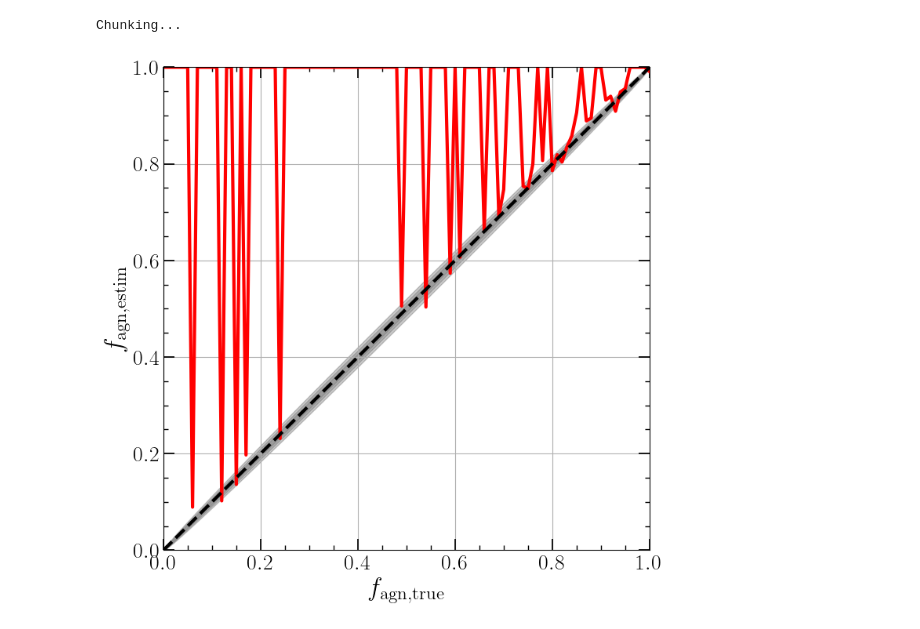
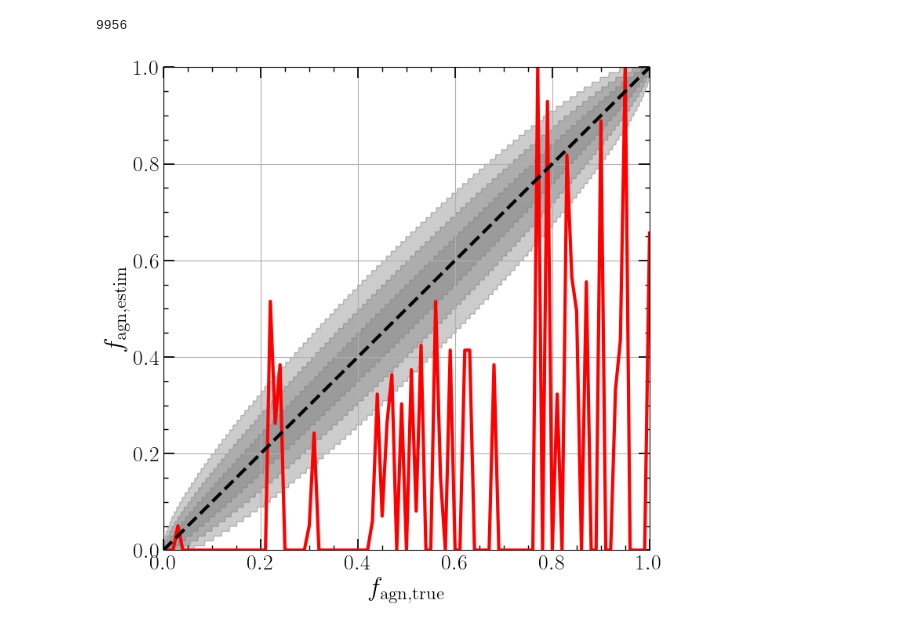
Before and after one commit to LucasPouw/darksirenpop, a Jupyter notebook: checkresults.ipynb, the cells around one changed output. Saved outputs shown, nothing was run; the diff lists cells and outputs as text; code cells hidden in the pictures.

```diff
--- a/checkresults.ipynb
+++ b/checkresults.ipynb
@@ -17,9 +18,9 @@ for key, filename in posterior_samples_dictionary.items():
     with h5py.File(filename, 'r') as f:
         origin_dict[key] = f['mock']['truths']['from_agn'][()].astype(bool)
 # %%
-cw_pagn = np.load('cweighted_pagn_sky_v8.npy')
-palt = np.load('palt_sky_v8.npy')
-cw_palt = np.load('cweighted_palt_sky_v8.npy')
+cw_pagn = np.load('cweighted_pagn_sky_v10.npy')
+palt = np.load('palt_sky_v10.npy')
+cw_palt = np.load('cweighted_palt_sky_v10.npy')
 origins = np.array([val for val in origin_dict.values()])
 # %%
 def get_colors(origin_dict):
@@ -78,7 +77,18 @@ from scipy.stats import binom
+# %%
+# Removing non-informative GWs
+selec = cw_pagn != 0
+print(np.sum(selec))
+# %% [output]
+9956
+# %%
+origins = origins[selec]
+cw_pagn = cw_pagn[selec]
+cw_palt = cw_palt[selec]
+palt = palt[selec]
 # %%
-use_N_gws = 5000
-N_true_fagns = min(use_N_gws+1, 101)  # Cannot create more f_agn values than use_N_gws+1 and don't want to generate more than 101
-calc_logllh_at_N_points = 1000  # Only change if you want higher resolution, but why would you?
+use_N_gws = 100
+N_true_fagns = min(use_N_gws+1, 101)   # Cannot create more f_agn values than use_N_gws+1 and don't want to generate more than 101
+calc_logllh_at_N_points = 100          # Only change if you want higher resolution, but why would you?
 log_llh_x_ax = np.linspace(0.0001, 1., calc_logllh_at_N_points)
 
 estimated_fagns = np.zeros((N_true_fagns, calc_logllh_at_N_points))
@@ -88,10 +98,8 @@ uppers = np.zeros((N_true_fagns, calc_logllh_at_N_points))
 ## These two lines are for making the underlying truth equal to the actual realization of that truth
 # use_N_agn_events = np.arange(0, use_N_gws + 1, int(use_N_gws / (N_true_fagns-1)), dtype=np.int32)
 # true_fagns = use_N_agn_events / use_N_gws
-
 true_fagns = np.linspace(0, 1, N_true_fagns)  # Underlying truth
 use_N_agn_events = np.random.binomial(n=use_N_gws, p=true_fagns)  # Make random realization of a universe with a true fagn
-
 use_N_alt_events = use_N_gws - use_N_agn_events
 
 agn_events = origins
@@ -101,84 +109,90 @@ agn_idx = np.random.choice(np.where(agn_events)[0], size=(N_true_fagns, use_N_gw
 alt_idx = np.random.choice(np.where(alt_events)[0], size=(N_true_fagns, use_N_gws), replace=True)
 idx = np.where(np.arange(use_N_gws) < use_N_agn_events[:, None], agn_idx, alt_idx)  # Shape (N_true_fagns, use_N_gws)
 
-
 fagn_times_fobsc = log_llh_x_ax[:, np.newaxis, np.newaxis] * 1
 total_cw_prob_agn = cw_pagn[idx].T[np.newaxis,...]
 total_cw_prob_alt = cw_palt[idx].T[np.newaxis,...]
 total_prob_alt = palt[idx].T[np.newaxis,...]
 
+gw_chunk_size = 100  # Optimized for my own system - vectorize operations for this many GWs
+llh_chunk_size = 10  # Optimized for my own system - vectorize operations for this many values of f_agn
+if (use_N_gws > gw_chunk_size) & (calc_logllh_at_N_points > llh_chunk_size):
 
-gw_chunk_size = 100  # Optimized for my own system
-llh_chunk_size = 10  # Optimized for my own system
+    print('Chunking...')
 
-if (use_N_gws > gw_chunk_size) & (calc_logllh_at_N_points > llh_chunk_size):
-    print('Chunking...')
     log_llh_numerator = np.zeros((calc_logllh_at_N_points, N_true_fagns))
     for i in tqdm(range(int(use_N_gws / gw_chunk_size))):
-        cw_agn_prob_chunk = total_cw_prob_agn[:, int(i*gw_chunk_size):int((i+1)*gw_chunk_size), :]
-        cw_alt_prob_chunk = total_cw_prob_alt[:, int(i*gw_chunk_size):int((i+1)*gw_chunk_size), :]
-        alt_prob_chunk = total_prob_alt[:, int(i*gw_chunk_size):int((i+1)*gw_chunk_size), :]
+        gw_start, gw_stop = int(i * gw_chunk_size), int((i + 1) * gw_chunk_size)
+        cw_agn_prob_chunk = total_cw_prob_agn[:, gw_start:gw_stop, :]
+        cw_alt_prob_chunk = total_cw_prob_alt[:, gw_start:gw_stop, :]
+        alt_prob_chunk = total_prob_alt[:, gw_start:gw_stop, :]
 
         for j in range(int(calc_logllh_at_N_points / llh_chunk_size)):
-            fagn_chunk = fagn_times_fobsc[int(j*llh_chunk_size):int((j+1)*llh_chunk_size), ...]
+            llh_start, llh_stop = int(j * llh_chunk_size), int((j + 1) * llh_chunk_size)
+            fagn_chunk = fagn_times_fobsc[llh_start:llh_stop, ...]
             fagn_times_cw_p_agn = fagn_chunk * cw_agn_prob_chunk
             fagn_times_cw_p_alt = fagn_chunk * cw_alt_prob_chunk
-            # p_alt = (1 - fagn_chunk) * alt_prob_chunk
-            log_prob = np.log(fagn_times_cw_p_agn + alt_prob_chunk - fagn_times_cw_p_alt)
-            log_llh_numerator[int(j*llh_chunk_size):int((j+1)*llh_chunk_size)] += np.sum(log_prob, axis=1)
+            alt_prob_chunk_rightshape = np.ones_like(fagn_chunk) * alt_prob_chunk  # TODO: This shape correction doesn't seem to matter
+
+            log_prob = np.log(fagn_times_cw_p_agn + alt_prob_chunk_rightshape - fagn_times_cw_p_alt)
+            log_llh_numerator[llh_start:llh_stop, :] += np.sum(log_prob, axis=1)
 else:
+    if np.sum((fagn_times_fobsc * total_cw_prob_agn + total_prob_alt - fagn_times_fobsc * total_cw_prob_alt) <= 0) != 0:
+        for x in (fagn_times_fobsc * total_cw_prob_agn + total_prob_alt - fagn_times_fobsc * total_cw_prob_alt).T:
+            if np.sum(x < 0) != 0:
+                for y in x:
+                    if np.sum(y < 0) != 0:
+                        print(y)
     log_llh_numerator_per_event = np.log(fagn_times_fobsc * total_cw_prob_agn + total_prob_alt - fagn_times_fobsc * total_cw_prob_alt)
     log_llh_numerator = np.sum(log_llh_numerator_per_event, axis=1 )
 
 log_llh_denominator = 0
 log_llh = log_llh_numerator - log_llh_denominator
-
+# for l in log_llh.T:
+#     print(l)
 max_log_llh = np.max(log_llh, axis=0)
 estimated_fagns = log_llh_x_ax[np.argmax(log_llh, axis=0)]
 
-below_threshold = log_llh >= (max_log_llh - 0.5)  # For 68% CL
-
+# Calculating 68% CL
+below_threshold = log_llh >= (max_log_llh - 0.5)
 # Get first and last occurrence of True values along axis 0
 first_valid = np.argmax(below_threshold, axis=0)
 last_valid = log_llh_x_ax.shape[0] - 1 - np.argmax(below_threshold[::-1], axis=0)
-
 lowers = estimated_fagns - log_llh_x_ax[first_valid]
 uppers = log_llh_x_ax[last_valid] - estimated_fagns
-
 
 # plt.figure(figsize=(8,8))
 # plt.errorbar(true_fagns, estimated_fagns, yerr=np.array([lowers, uppers]), capsize=3, linestyle='', marker='o', color='red', alpha=0.3)
 # plt.plot(np.linspace(0,1,100), np.linspace(0,1,100), linestyle='dashed', color='black', zorder=6)
 # plt.xlabel(r'$f_{\rm agn, true}$')
 # plt.ylabel(r'$f_{\rm agn, estim}$')
 # # plt.legend()
 # plt.grid()
 # plt.show()
 
 plt.figure(figsize=(8,8))
 plt.plot(true_fagns, estimated_fagns, color='red', linewidth=3)
 # plt.errorbar(true_fagns, estimated_fagns, yerr=np.array([lowers, uppers]), capsize=3, color='red', linestyle='')
 plt.plot(np.linspace(0,1,100), np.linspace(0,1,100), linestyle='dashed', color='black', zorder=6, linewidth=3)
 
 CI = np.linspace(0, 1, 1001)
 for ci, alpha in zip([0.68, 0.95, 0.997],[0.1, 0.15, 0.2]):
     edge_of_bound = (1. - ci) / 2.
     lower = binom.ppf(1 - edge_of_bound, use_N_gws, CI) / use_N_gws
     upper = binom.ppf(edge_of_bound, use_N_gws, CI) / use_N_gws
     lower[0] = 0
     upper[0] = 0
     plt.fill_between(CI, lower, upper, alpha=alpha, color='k')
 
 plt.xlabel(r'$f_{\rm agn, true}$')
 plt.ylabel(r'$f_{\rm agn, estim}$')
 # plt.legend()
 plt.grid()
 plt.xlim(0, 1)
 plt.ylim(0, 1)
 plt.show()
 # %% [output]
-Chunking...
-[figure, old version]
+[figure, new version]
 # %%
 plt.figure(figsize=(8,8))
 plt.plot(true_fagns, estimated_fagns, color='red', linewidth=3)
```
Also changed, not shown: parts of 4 cells of this notebook, 3 other files.
